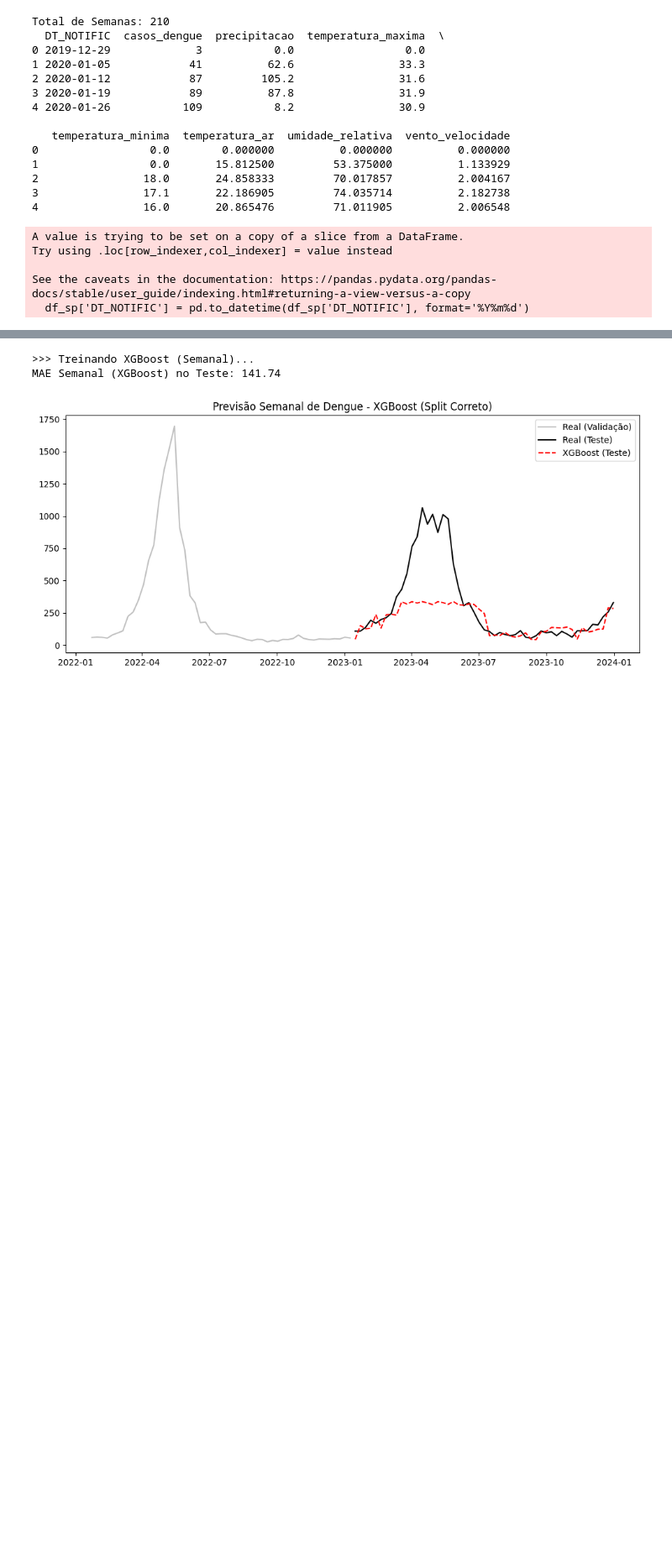
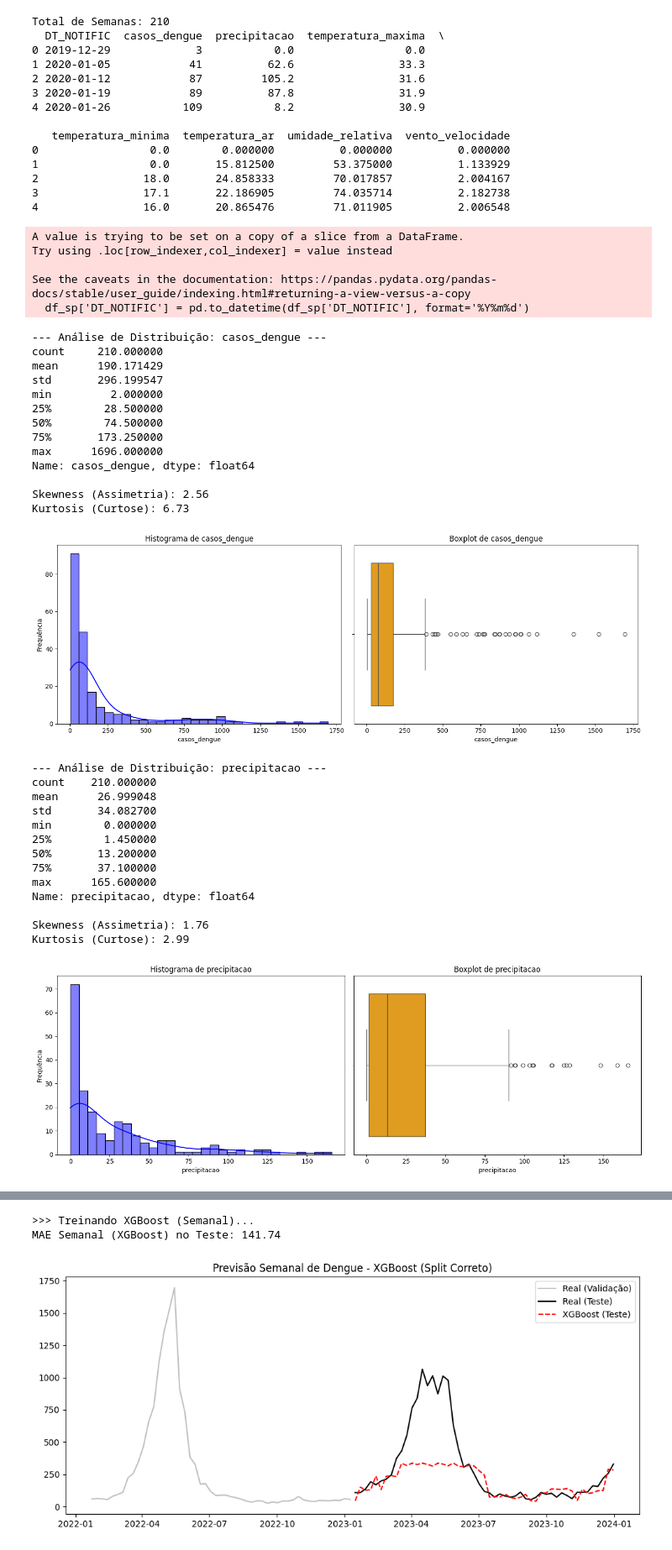
Before and after one commit to iTzFabregas/am-dengue, a Jupyter notebook: dengue_prediction_weekly_fixed.ipynb, the cells around one changed output, grey strips where cells are left out. Shown: that part at 84% size. Saved outputs shown, nothing was run; the diff lists cells and outputs as text; code cells hidden in the pictures; blank space fills up the shorter version.

```diff
--- a/dengue_prediction_weekly_fixed.ipynb
+++ b/dengue_prediction_weekly_fixed.ipynb
@@ -319,3 +319,77 @@ Try using .loc[row_indexer,col_indexer] = value instead
 
 See the caveats in the documentation: https://pandas.pydata.org/pandas-docs/stable/user_guide/indexing.html#returning-a-view-versus-a-copy
   df_sp['DT_NOTIFIC'] = pd.to_datetime(df_sp['DT_NOTIFIC'], format='%Y%m%d')
+# %%
+import matplotlib.pyplot as plt
+import seaborn as sns
+
+def analisar_distribuicao(df, coluna='casos_dengue'):
+    """
+    Gera gráficos de distribuição e estatísticas para uma coluna específica.
+    """
+    print(f"--- Análise de Distribuição: {coluna} ---")
+
+    # 1. Estatísticas Descritivas
+    desc = df[coluna].describe()
+    print(desc)
+    print(f"\nSkewness (Assimetria): {df[coluna].skew():.2f}")
+    print(f"Kurtosis (Curtose): {df[coluna].kurtosis():.2f}")
+
+    # Configuração da figura
+    plt.figure(figsize=(14, 5))
+
+    # 2. Histograma com KDE (Densidade)
+    plt.subplot(1, 2, 1)
+    sns.histplot(df[coluna], kde=True, bins=30, color='blue')
+    plt.title(f'Histograma de {coluna}')
+    plt.xlabel(coluna)
+    plt.ylabel('Frequência')
+
+    # 3. Boxplot (Para ver Outliers)
+    plt.subplot(1, 2, 2)
+    sns.boxplot(x=df[coluna], color='orange')
+    plt.title(f'Boxplot de {coluna}')
+    plt.xlabel(coluna)
+
+    plt.tight_layout()
+    plt.show()
+
+# --- Execução ---
+
+# 1. Para a variável alvo (Casos de Dengue)
+analisar_distribuicao(df_semanal, 'casos_dengue')
+
+# 2. (Opcional) Loop para ver todas as variáveis numéricas importantes
+cols_interesse = ['precipitacao', 'temperatura_ar', 'umidade_relativa']
+for col in cols_interesse:
+    if col in df_semanal.columns:
+        analisar_distribuicao(df_semanal, col)
+# %% [output]
+--- Análise de Distribuição: casos_dengue ---
+count     210.000000
+mean      190.171429
+std       296.199547
+min         2.000000
+25%        28.500000
+50%        74.500000
+75%       173.250000
+max      1696.000000
+Name: casos_dengue, dtype: float64
+
+Skewness (Assimetria): 2.56
+Kurtosis (Curtose): 6.73
+[figure, added]
+--- Análise de Distribuição: precipitacao ---
+count    210.000000
+mean      26.999048
+std       34.082700
+min        0.000000
+25%        1.450000
+50%       13.200000
+75%       37.100000
+max      165.600000
+Name: precipitacao, dtype: float64
+
+Skewness (Assimetria): 1.76
+Kurtosis (Curtose): 2.99
+[figure, added]
```
Also changed, not shown: parts of 4 cells of this notebook, 1 other file.
